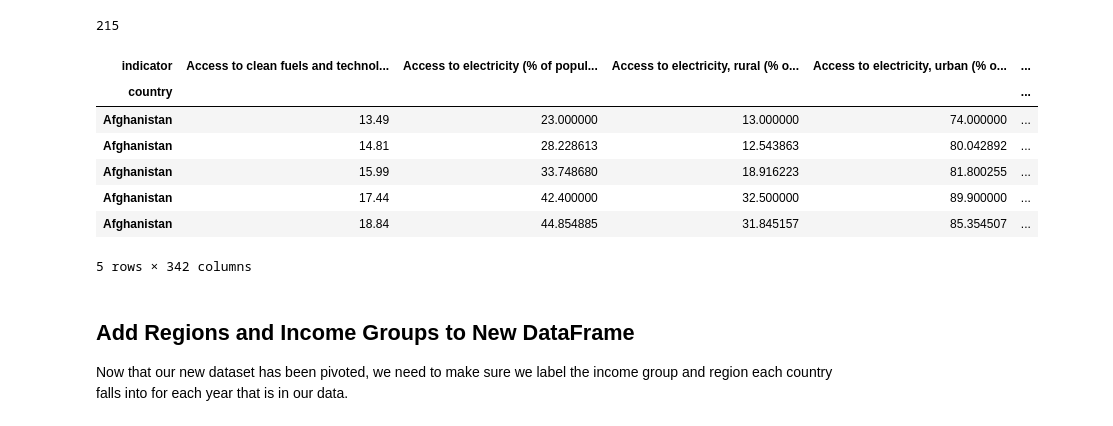
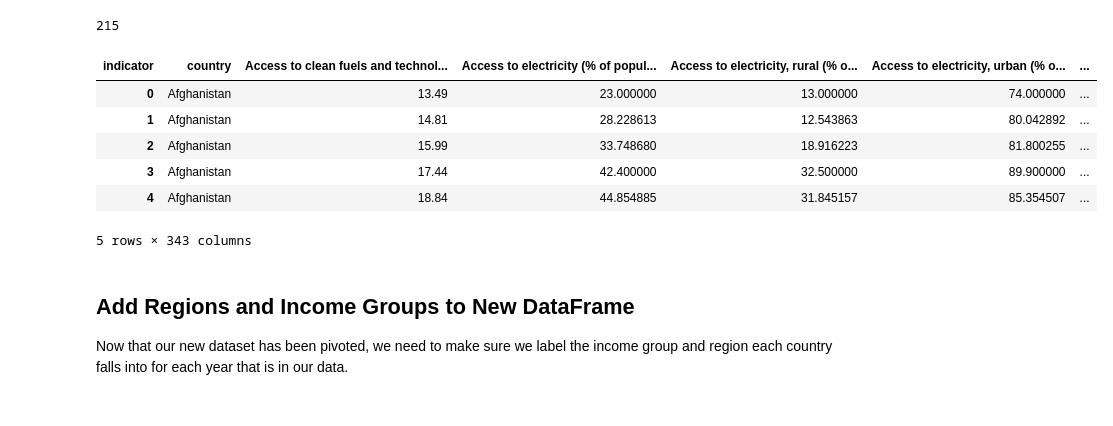
Before and after one commit to dametreusv/world_development_indicators, a Jupyter notebook: WDI_wrangle.ipynb, the cells around one changed output. Cells and saved outputs as stored; diff of their text form; code cells hidden in the pictures.

```diff
--- a/WDI_wrangle.ipynb
+++ b/WDI_wrangle.ipynb
@@ -640,32 +640,32 @@ len(wdi.country.value_counts())
 # %%
 # Pivot the indicator columns
 # Single row for each country for each year, income category can change from year to year.
 # Copy the original wdi dataset since we will be manipulating this new one
 pivots = []
 pivot = {}
 for i in range(12):
     added = i + 2005
     pivot[i] = wdi.pivot(index='country', columns='indicator', values= '{}'.format(added)).copy()
     pivot[i]['year'] = 2005 + i
     pivots.append(pivot[i])
 
 
 # Merge pivots into a new dataframe
 wdi_pivot = pd.concat(pivots, axis=0)
 
 # Sort dataframe by country, then year
 wdi_pivot = wdi_pivot.sort_values(['country', 'year'], ascending=[1,1])
+wdi_pivot = wdi_pivot.reset_index()
 
 wdi_pivot.head()
 # %% [output]
-| indicator | Access to clean fuels and technol... | Access to electricity (% of popul... | Access to electricity, rural (% o... | Access to electricity, urban (% o... | ... |
-| country |  |  |  |  | ... |
-| Afghanistan | 13.49 | 23.000000 | 13.000000 | 74.000000 | ... |
-| Afghanistan | 14.81 | 28.228613 | 12.543863 | 80.042892 | ... |
-| Afghanistan | 15.99 | 33.748680 | 18.916223 | 81.800255 | ... |
-| Afghanistan | 17.44 | 42.400000 | 32.500000 | 89.900000 | ... |
-| Afghanistan | 18.84 | 44.854885 | 31.845157 | 85.354507 | ... |
+| indicator | country | Access to clean fuels and technol... | Access to electricity (% of popul... | Access to electricity, rural (% o... | Access to electricity, urban (% o... | ... |
+| 0 | Afghanistan | 13.49 | 23.000000 | 13.000000 | 74.000000 | ... |
+| 1 | Afghanistan | 14.81 | 28.228613 | 12.543863 | 80.042892 | ... |
+| 2 | Afghanistan | 15.99 | 33.748680 | 18.916223 | 81.800255 | ... |
+| 3 | Afghanistan | 17.44 | 42.400000 | 32.500000 | 89.900000 | ... |
+| 4 | Afghanistan | 18.84 | 44.854885 | 31.845157 | 85.354507 | ... |
-5 rows × 342 columns
+5 rows × 343 columns
 # %% [markdown]
 ## Add Regions and Income Groups to New DataFrame
 Now that our new dataset has been pivoted, we need to make sure we label the income group and region each country falls into for each year that is in our data.
```
Also changed, not shown: parts of 14 cells of this notebook.
